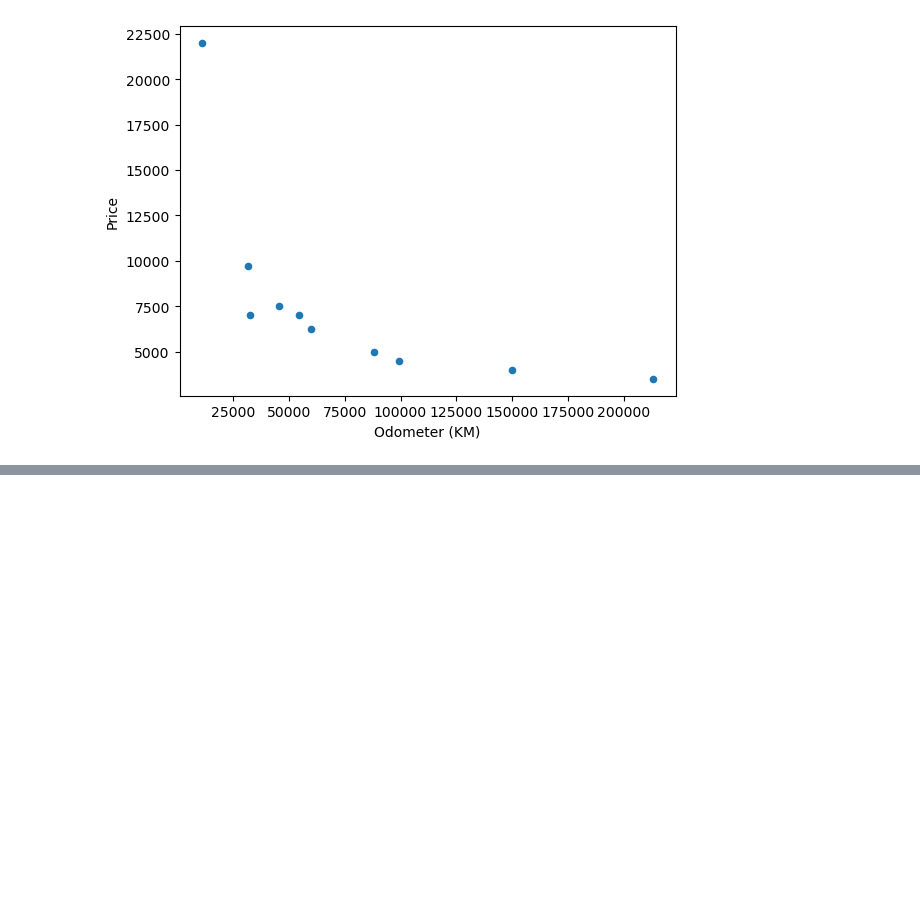
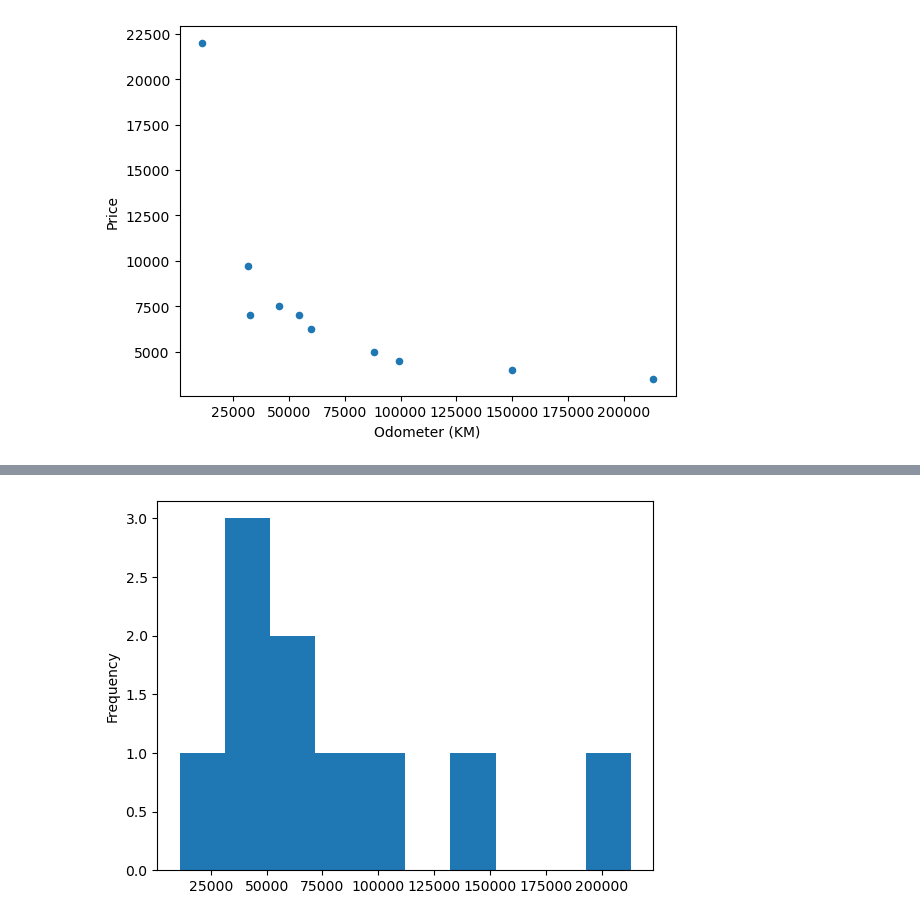
Before and after one commit to kunzaka001/learnML, a Jupyter notebook: intro to matplotlib/Introduction to Matplotlib.ipynb, the cells around one changed output, grey strips where cells are left out. Saved outputs shown, nothing was run; the diff lists cells and outputs as text; code cells hidden in the pictures; blank space fills up the shorter version.

```diff
--- a/intro to matplotlib/Introduction to Matplotlib.ipynb
+++ b/intro to matplotlib/Introduction to Matplotlib.ipynb
@@ -286,0 +328,6 @@ car_sales.plot(x="Odometer (KM)", y="Price", kind="scatter");
+# %%
+# How about gistograms?
+
+car_sales["Odometer (KM)"].plot.hist();
+# %% [output]
+[figure, added]
```
Also changed, not shown: parts of 11 cells of this notebook.
